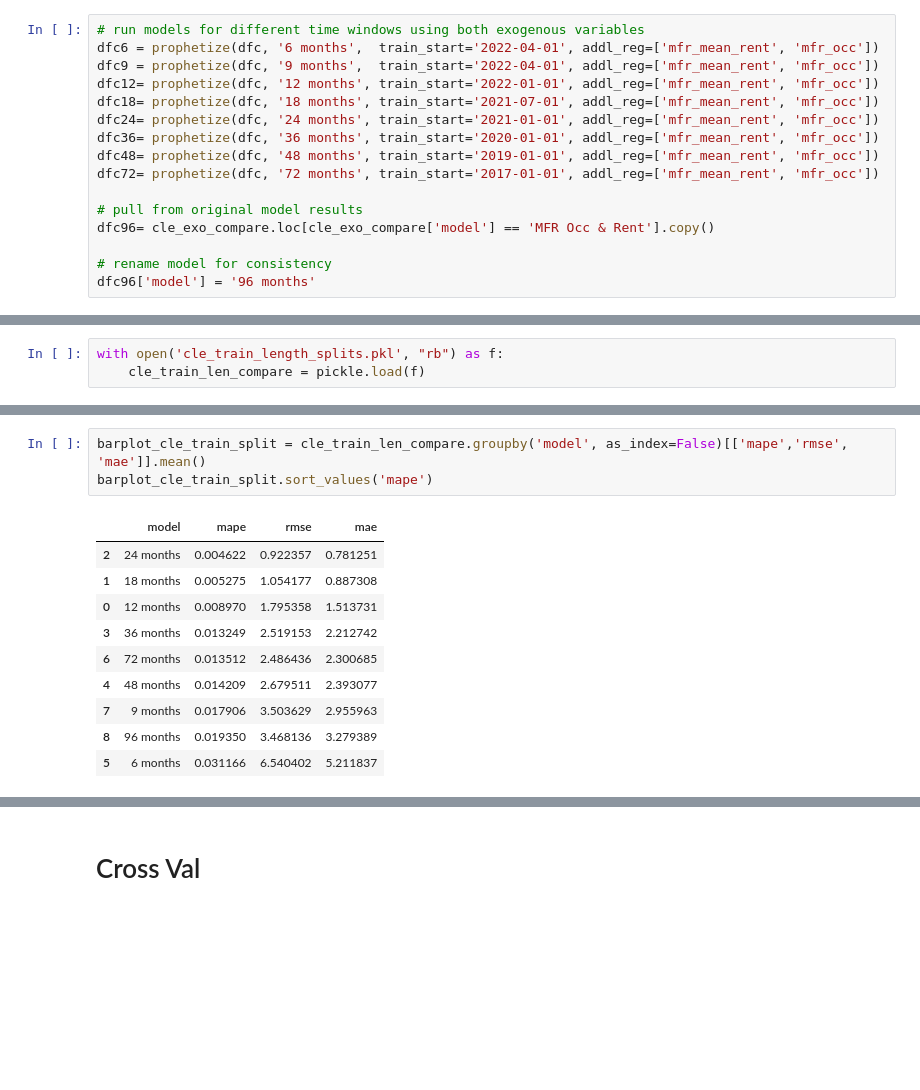
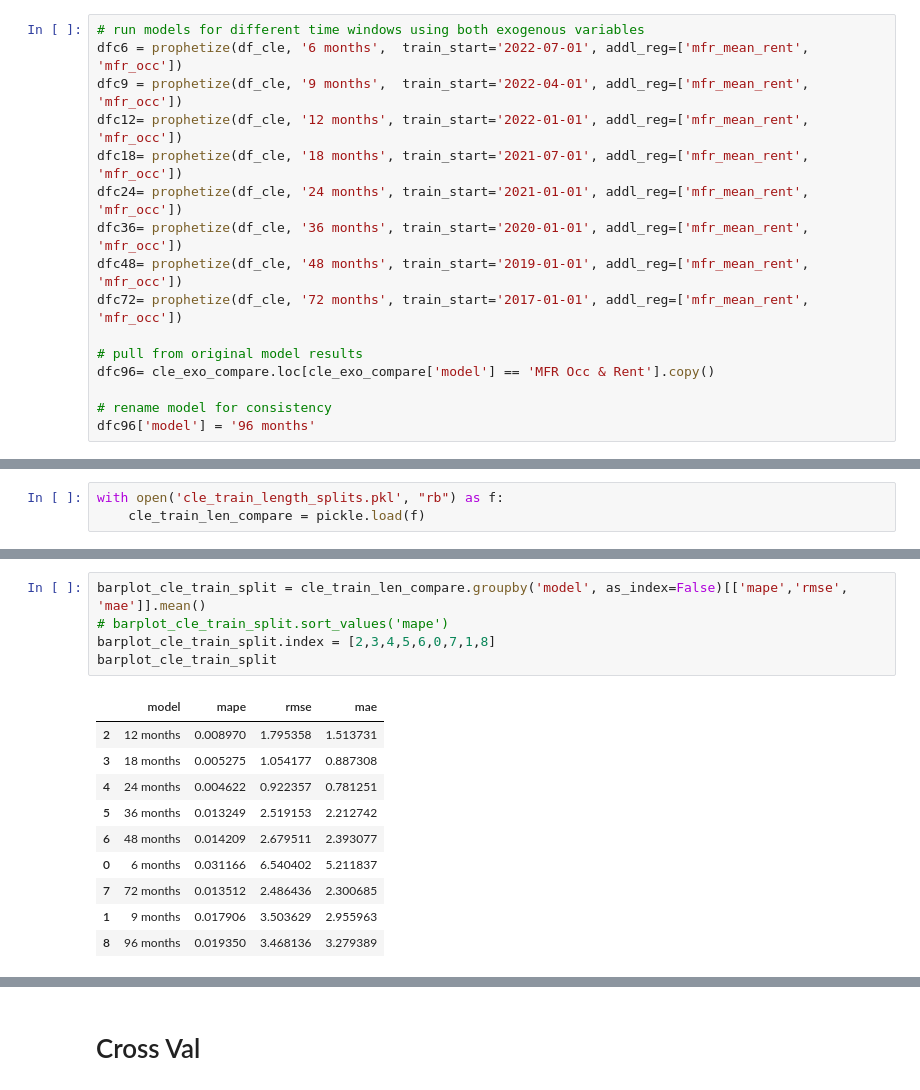
Before and after one commit to eihwood/Haystacks.AI-7, a Jupyter notebook: src/austin_prophet_model.ipynb, the cells around one changed output, grey strips where cells are left out. Cells and saved outputs as stored; diff of their text form; blank space fills up the shorter version.

```diff
--- a/src/austin_prophet_model.ipynb
+++ b/src/austin_prophet_model.ipynb
@@ -325,14 +408,14 @@ plt.show()
 [figure]
 # %%
 # run models for different time windows using both exogenous variables
-dfc6 = prophetize(dfc, '6 months',  train_start='2022-04-01', addl_reg=['mfr_mean_rent', 'mfr_occ'])
-dfc9 = prophetize(dfc, '9 months',  train_start='2022-04-01', addl_reg=['mfr_mean_rent', 'mfr_occ'])
-dfc12= prophetize(dfc, '12 months', train_start='2022-01-01', addl_reg=['mfr_mean_rent', 'mfr_occ'])
-dfc18= prophetize(dfc, '18 months', train_start='2021-07-01', addl_reg=['mfr_mean_rent', 'mfr_occ'])
-dfc24= prophetize(dfc, '24 months', train_start='2021-01-01', addl_reg=['mfr_mean_rent', 'mfr_occ'])
-dfc36= prophetize(dfc, '36 months', train_start='2020-01-01', addl_reg=['mfr_mean_rent', 'mfr_occ'])
-dfc48= prophetize(dfc, '48 months', train_start='2019-01-01', addl_reg=['mfr_mean_rent', 'mfr_occ'])
-dfc72= prophetize(dfc, '72 months', train_start='2017-01-01', addl_reg=['mfr_mean_rent', 'mfr_occ'])
+dfc6 = prophetize(df_cle, '6 months',  train_start='2022-07-01', addl_reg=['mfr_mean_rent', 'mfr_occ'])
+dfc9 = prophetize(df_cle, '9 months',  train_start='2022-04-01', addl_reg=['mfr_mean_rent', 'mfr_occ'])
+dfc12= prophetize(df_cle, '12 months', train_start='2022-01-01', addl_reg=['mfr_mean_rent', 'mfr_occ'])
+dfc18= prophetize(df_cle, '18 months', train_start='2021-07-01', addl_reg=['mfr_mean_rent', 'mfr_occ'])
+dfc24= prophetize(df_cle, '24 months', train_start='2021-01-01', addl_reg=['mfr_mean_rent', 'mfr_occ'])
+dfc36= prophetize(df_cle, '36 months', train_start='2020-01-01', addl_reg=['mfr_mean_rent', 'mfr_occ'])
+dfc48= prophetize(df_cle, '48 months', train_start='2019-01-01', addl_reg=['mfr_mean_rent', 'mfr_occ'])
+dfc72= prophetize(df_cle, '72 months', train_start='2017-01-01', addl_reg=['mfr_mean_rent', 'mfr_occ'])
 
 # pull from original model results
 dfc96= cle_exo_compare.loc[cle_exo_compare['model'] == 'MFR Occ & Rent'].copy()
@@ -356,15 +439,17 @@ plt.show()
 # %%
 barplot_cle_train_split = cle_train_len_compare.groupby('model', as_index=False)[['mape','rmse', 'mae']].mean()
-barplot_cle_train_split.sort_values('mape')
+# barplot_cle_train_split.sort_values('mape')
+barplot_cle_train_split.index = [2,3,4,5,6,0,7,1,8]
+barplot_cle_train_split
 # %% [output]
 |  | model | mape | rmse | mae |
-| 2 | 24 months | 0.004622 | 0.922357 | 0.781251 |
-| 1 | 18 months | 0.005275 | 1.054177 | 0.887308 |
-| 0 | 12 months | 0.008970 | 1.795358 | 1.513731 |
-| 3 | 36 months | 0.013249 | 2.519153 | 2.212742 |
-| 6 | 72 months | 0.013512 | 2.486436 | 2.300685 |
-| 4 | 48 months | 0.014209 | 2.679511 | 2.393077 |
-| 7 | 9 months | 0.017906 | 3.503629 | 2.955963 |
+| 2 | 12 months | 0.008970 | 1.795358 | 1.513731 |
+| 3 | 18 months | 0.005275 | 1.054177 | 0.887308 |
+| 4 | 24 months | 0.004622 | 0.922357 | 0.781251 |
+| 5 | 36 months | 0.013249 | 2.519153 | 2.212742 |
+| 6 | 48 months | 0.014209 | 2.679511 | 2.393077 |
+| 0 | 6 months | 0.031166 | 6.540402 | 5.211837 |
+| 7 | 72 months | 0.013512 | 2.486436 | 2.300685 |
+| 1 | 9 months | 0.017906 | 3.503629 | 2.955963 |
 | 8 | 96 months | 0.019350 | 3.468136 | 3.279389 |
-| 5 | 6 months | 0.031166 | 6.540402 | 5.211837 |
 # %%
```
Also changed, not shown: parts of 28 cells of this notebook.
